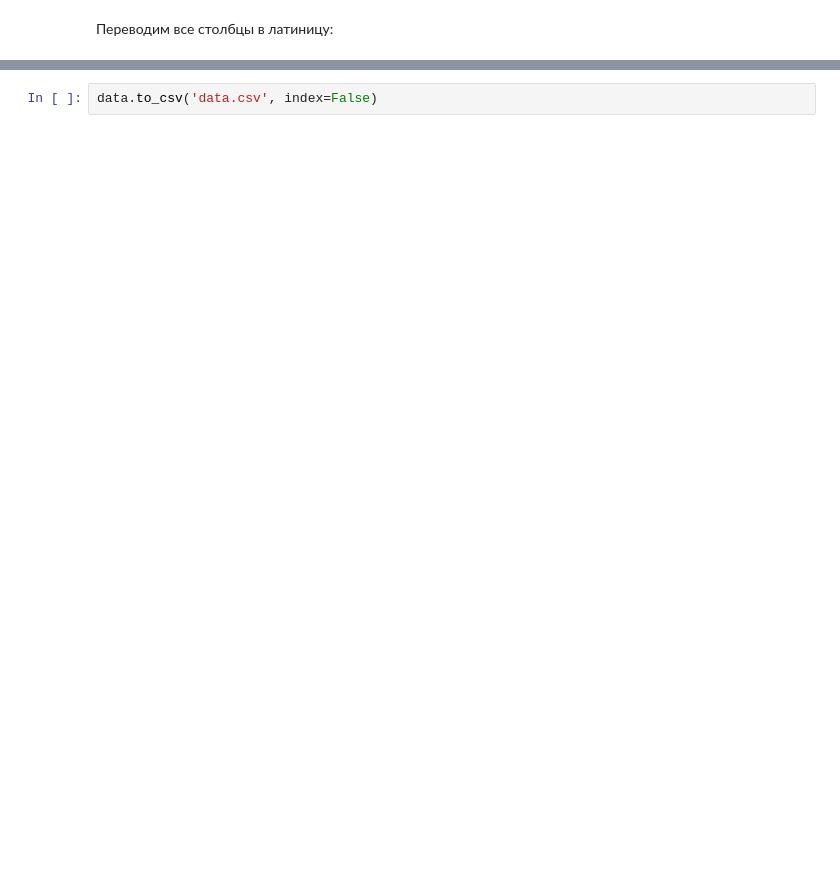
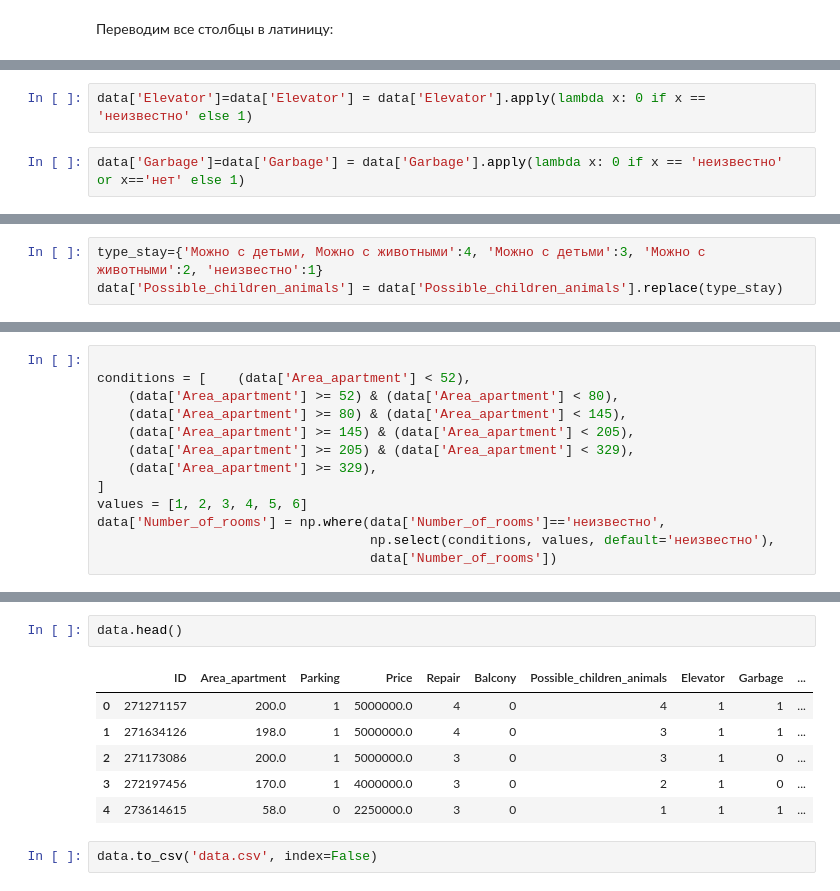
Before and after one commit to AlexanderKurchatkin/Rent_real_Estate_phase0, a Jupyter notebook: preprocessing.ipynb, the cells around one changed output, grey strips where cells are left out. Cells and saved outputs as stored; diff of their text form; blank space fills up the shorter version.

```diff
--- a/preprocessing.ipynb
+++ b/preprocessing.ipynb
@@ -304,0 +582,4 @@ Index(['ID', 'Area_apartment', 'Parking', 'Price', 'Repair', 'Balcony',
+# %%
+data['Elevator']=data['Elevator'] = data['Elevator'].apply(lambda x: 0 if x == 'неизвестно' else 1)
+# %%
+data['Garbage']=data['Garbage'] = data['Garbage'].apply(lambda x: 0 if x == 'неизвестно' or x=='нет' else 1)
@@ -304,0 +588,3 @@ Index(['ID', 'Area_apartment', 'Parking', 'Price', 'Repair', 'Balcony',
+# %%
+type_stay={'Можно с детьми, Можно с животными':4, 'Можно с детьми':3, 'Можно с животными':2, 'неизвестно':1}
+data['Possible_children_animals'] = data['Possible_children_animals'].replace(type_stay)
@@ -304,0 +608,13 @@ Index(['ID', 'Area_apartment', 'Parking', 'Price', 'Repair', 'Balcony',
+# %%
+
+conditions = [    (data['Area_apartment'] < 52),
+    (data['Area_apartment'] >= 52) & (data['Area_apartment'] < 80),
+    (data['Area_apartment'] >= 80) & (data['Area_apartment'] < 145),
+    (data['Area_apartment'] >= 145) & (data['Area_apartment'] < 205),
+    (data['Area_apartment'] >= 205) & (data['Area_apartment'] < 329),
+    (data['Area_apartment'] >= 329),
+]
+values = [1, 2, 3, 4, 5, 6]
+data['Number_of_rooms'] = np.where(data['Number_of_rooms']=='неизвестно',
+                                   np.select(conditions, values, default='неизвестно'),
+                                   data['Number_of_rooms'])
@@ -305,2 +650,11 @@ Index(['ID', 'Area_apartment', 'Parking', 'Price', 'Repair', 'Balcony',
+# %%
+data.head()
+# %% [output]
+|  | ID | Area_apartment | Parking | Price | Repair | Balcony | Possible_children_animals | Elevator | Garbage | ... |
+| 0 | 271271157 | 200.0 | 1 | 5000000.0 | 4 | 0 | 4 | 1 | 1 | ... |
+| 1 | 271634126 | 198.0 | 1 | 5000000.0 | 4 | 0 | 3 | 1 | 1 | ... |
+| 2 | 271173086 | 200.0 | 1 | 5000000.0 | 3 | 0 | 3 | 1 | 0 | ... |
+| 3 | 272197456 | 170.0 | 1 | 4000000.0 | 3 | 0 | 2 | 1 | 0 | ... |
+| 4 | 273614615 | 58.0 | 0 | 2250000.0 | 3 | 0 | 1 | 1 | 1 | ... |
 # %%
 data.to_csv('data.csv', index=False)
```
Also changed, not shown: parts of 46 cells of this notebook.
